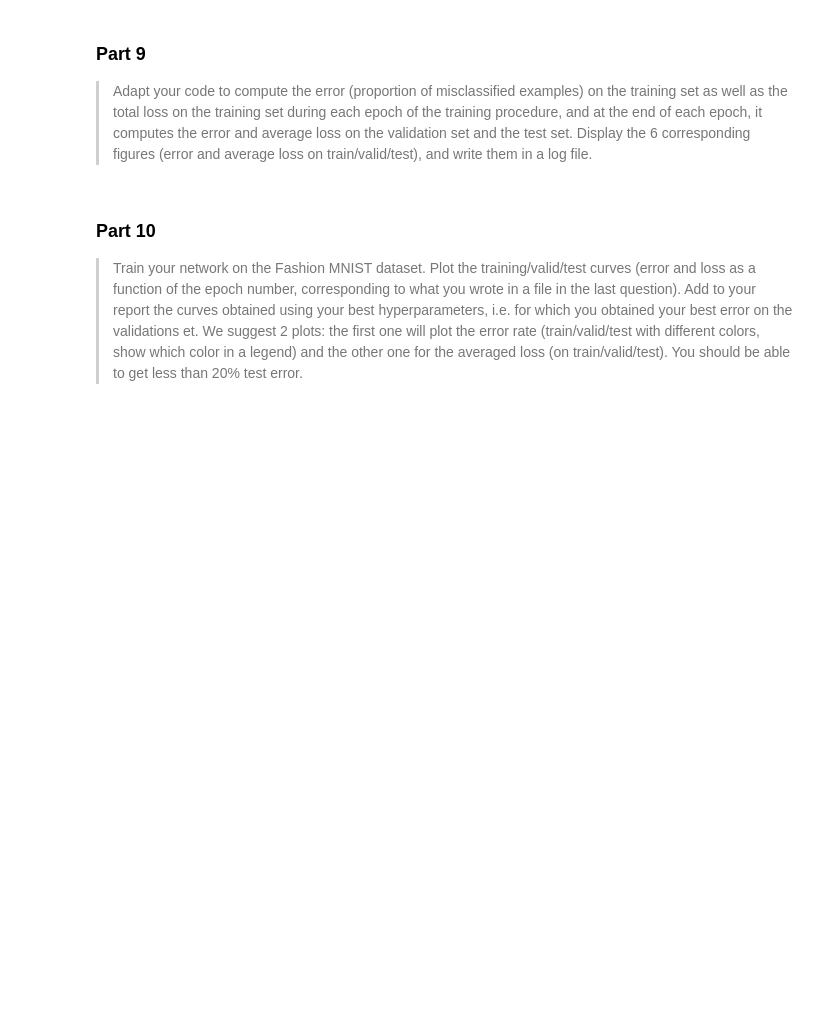
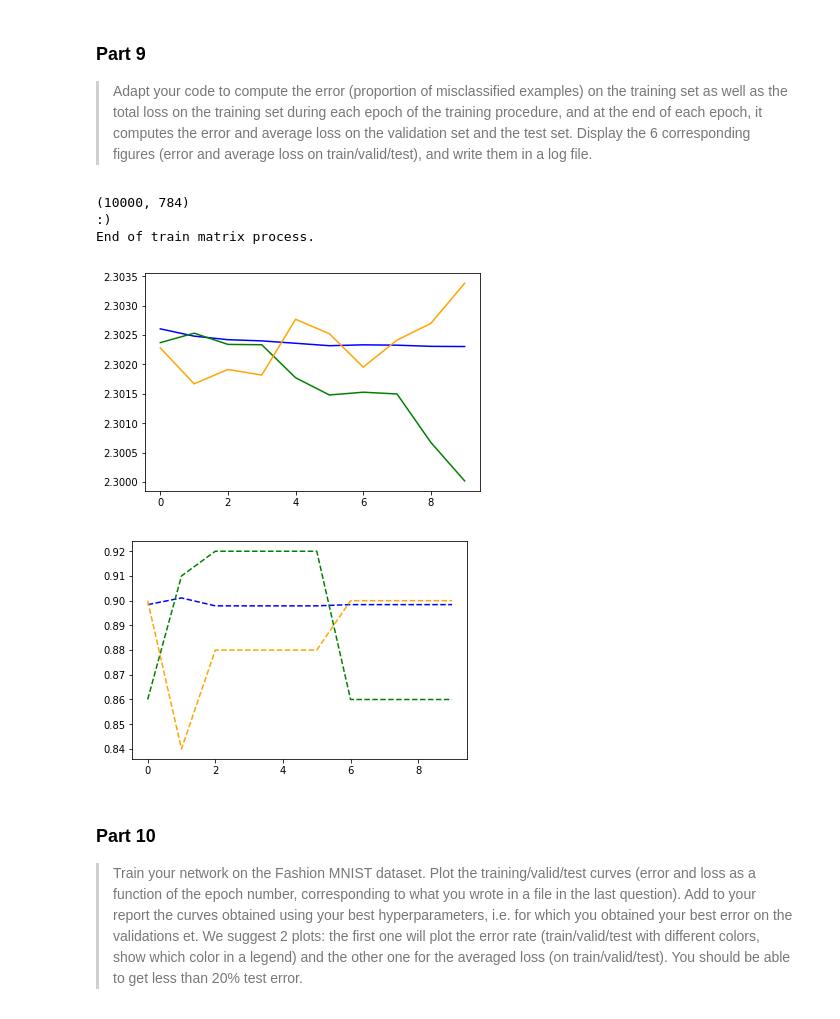
Before and after one commit to violetguos/ift6390, a Jupyter notebook: Homework 3/3_practical_part_matrix.ipynb, the cells around one changed output. Drawn from its saved outputs; the diff is of its cells as text; code cells hidden in the pictures; blank space fills up the shorter version.

```diff
--- a/Homework 3/3_practical_part_matrix.ipynb
+++ b/Homework 3/3_practical_part_matrix.ipynb
@@ -780,6 +838,60 @@ End of train matrix process.
 ### Part 9
 
 > Adapt your code to compute the error (proportion of misclassified examples) on the training set as well as the total loss on the training set during each epoch of the training procedure, and at the end of each epoch, it computes the error and average loss on the validation set and the test set. Display the 6 corresponding figures (error and average loss on train/valid/test), and write them in a log file.
+# %%
+# Test to see if logging/plotting works (very simple)
+train_data = X_train[:10000]
+train_target = y_train[:10000]
+valid_data = X_valid[:100]
+valid_target = y_valid[:100]
+test_data = X_test[:100]
+test_target = y_test[:100]
+print(train_data.shape)
+K = 2
+num_epochs = 10
+plot_test = neuralNet(train_data.shape[1], 5, 10, K)
+#train_matrix(plot_test, X_train, y_train, K, num_epochs, valid=[X_valid, y_valid], test=[X_test, y_test])
+train_matrix(plot_test, train_data, train_target, K, num_epochs,
+             valid=[valid_data, valid_target], test=[test_data, test_target])
+# %% [output]
+(10000, 784)
+:)
+End of train matrix process.
+# %%
+# Plot the learning curves
+def plot_learning_curves(log_file):
+    with open(log_file, 'r') as fp:
+        info = fp.readlines()
+
+    epochs = np.arange(len(info))
+
+    training_loss, valid_loss, test_loss = [], [], []
+    training_err, valid_err, test_err = [], [], []
+
+    for line in info:
+        split_line = line.split(',')
+        training_loss.append(float(split_line[1]))
+        training_err.append(float(split_line[2]))
+        valid_loss.append(float(split_line[3]))
+        valid_err.append(float(split_line[4]))
+        test_loss.append(float(split_line[5]))
+        test_err.append(float(split_line[6]))
+
+    # Plot
+    plt.plot(epochs, training_loss, c='blue', linestyle='solid')
+    plt.plot(epochs, valid_loss, c='green', linestyle='solid')
+    plt.plot(epochs, test_loss, c='orange', linestyle='solid')
+    plt.show()
+
+    plt.plot(epochs, training_err, c='blue', linestyle='dashed')
+    plt.plot(epochs, valid_err, c='green', linestyle='dashed')
+    plt.plot(epochs, test_err, c='orange', linestyle='dashed')
+    plt.show()
+# %%
+plot_learning_curves('errors.txt')
+# %% [output]
+[figure, added]
+[figure, added]
 # %% [markdown]
 ### Part 10
 
```
Also changed, not shown: parts of 14 cells of this notebook.
